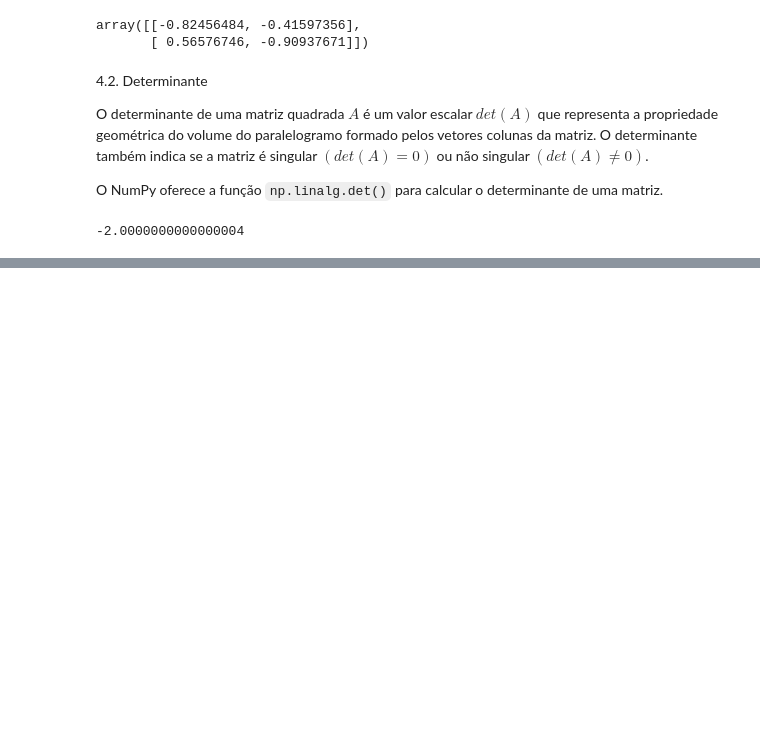
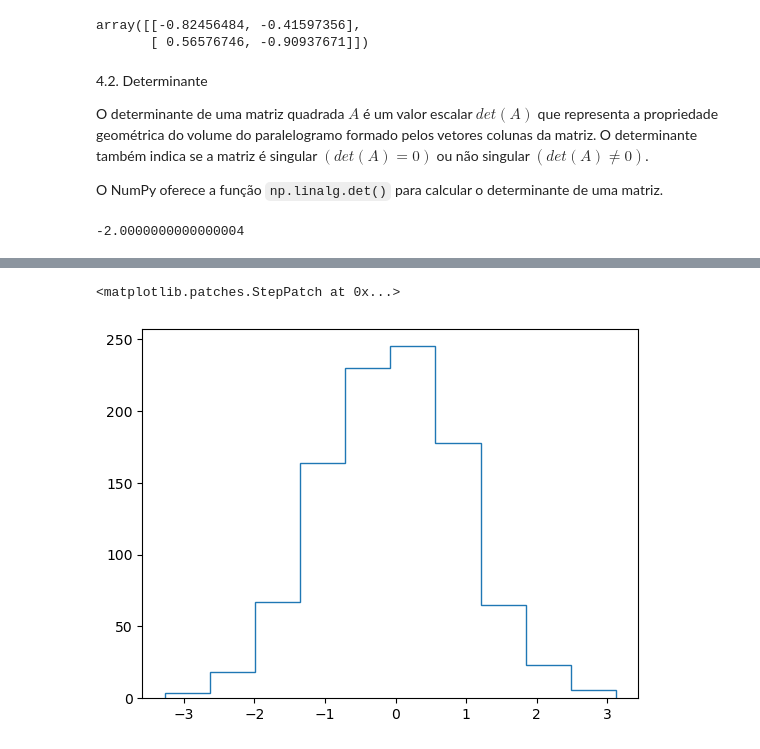
Before and after one commit to JPBatisteli/quantitative, a Jupyter notebook: implementação.ipynb, the cells around one changed output, grey strips where cells are left out. Cells and saved outputs as stored; diff of their text form; code cells hidden in the pictures; blank space fills up the shorter version.

```diff
--- a/implementação.ipynb
+++ b/implementação.ipynb
@@ -205,0 +223,8 @@ determinante
+# %%
+dados = np.random.randn(1000)
+k = int(1+3.3*math.log(dados.shape[0],10))
+counts, bins = np.histogram(dados,k)
+plt.stairs(counts, bins)
+# %% [output]
+<matplotlib.patches.StepPatch at 0x...>
+[figure, added]
```
Also changed, not shown: parts of 50 cells of this notebook, 38 other files.
